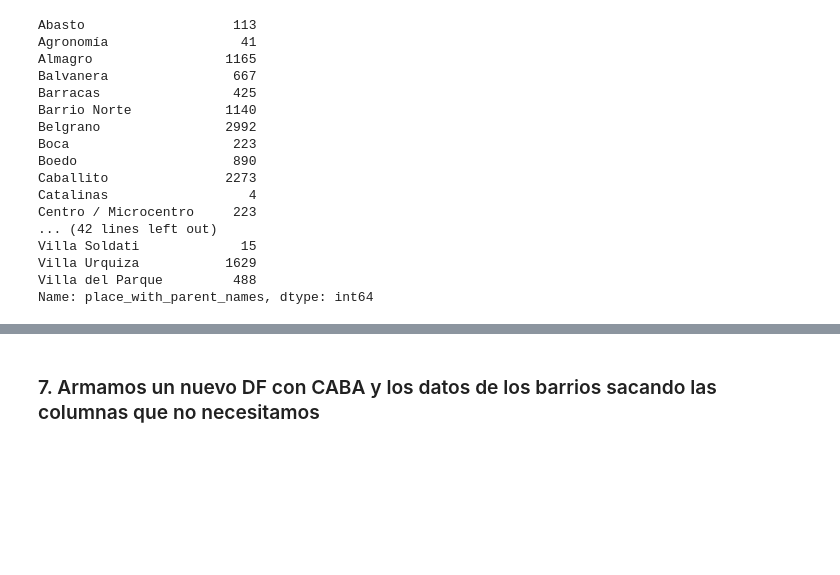
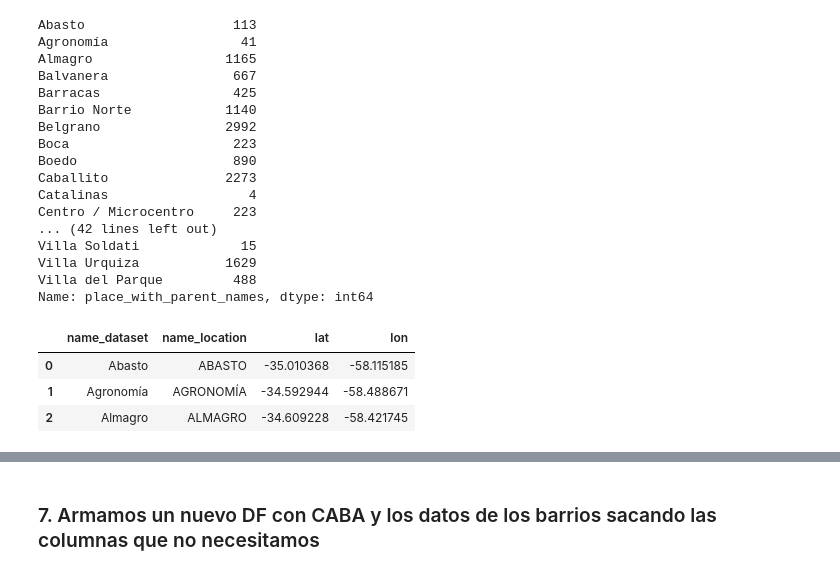
Before and after one commit to nachommm/desafio1, a Jupyter notebook: TP1.ipynb, the cells around one changed output, grey strips where cells are left out. Cells and saved outputs as stored; diff of their text form; code cells hidden in the pictures; blank space fills up the shorter version.

```diff
--- a/TP1.ipynb
+++ b/TP1.ipynb
@@ -555,3 +557,15 @@ Villa Soldati             15
 Villa Urquiza           1629
 Villa del Parque         488
 Name: place_with_parent_names, dtype: int64
+# %%
+#Se define la ruta de la información.
+data_localidades = "../Data/localidades_caba.csv"
+#Leemos los datos del archivo
+localidades = pd.read_csv(data_localidades, sep=",", encoding="UTF-8")
+#Chequeamos que los datos se hayan importado correctamente
+localidades.head(3)
+# %% [output]
+|  | name_dataset | name_location | lat | lon |
+| 0 | Abasto | ABASTO | -35.010368 | -58.115185 |
+| 1 | Agronomía | AGRONOMÍA | -34.592944 | -58.488671 |
+| 2 | Almagro | ALMAGRO | -34.609228 | -58.421745 |
```
Also changed, not shown: parts of 7 cells of this notebook, 2 other files.
